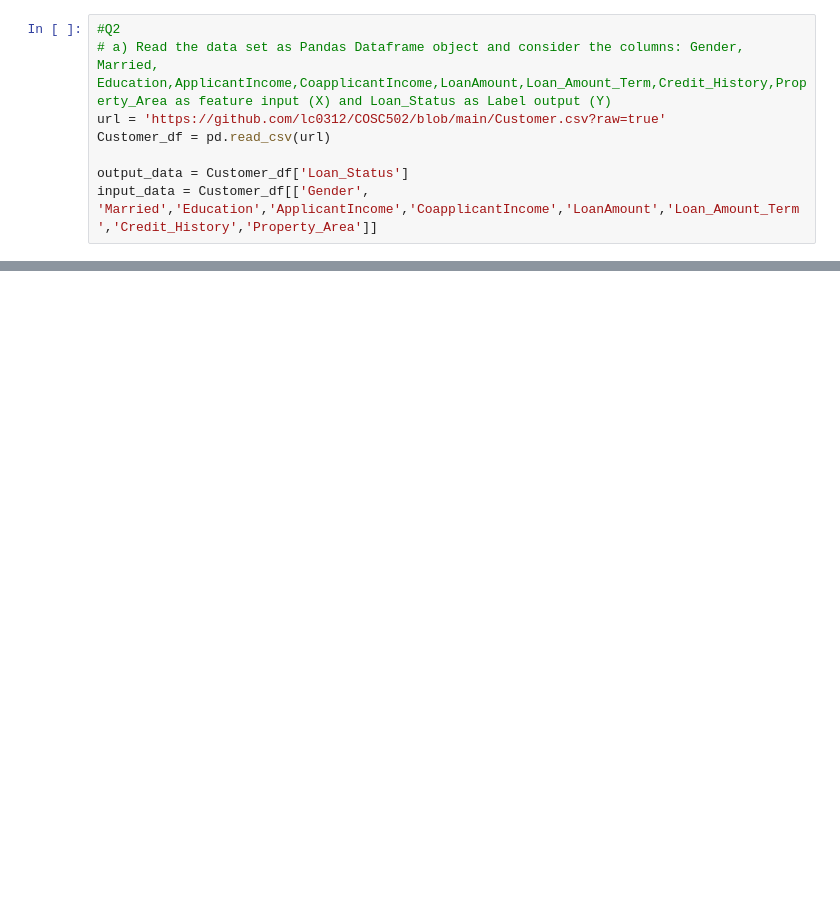
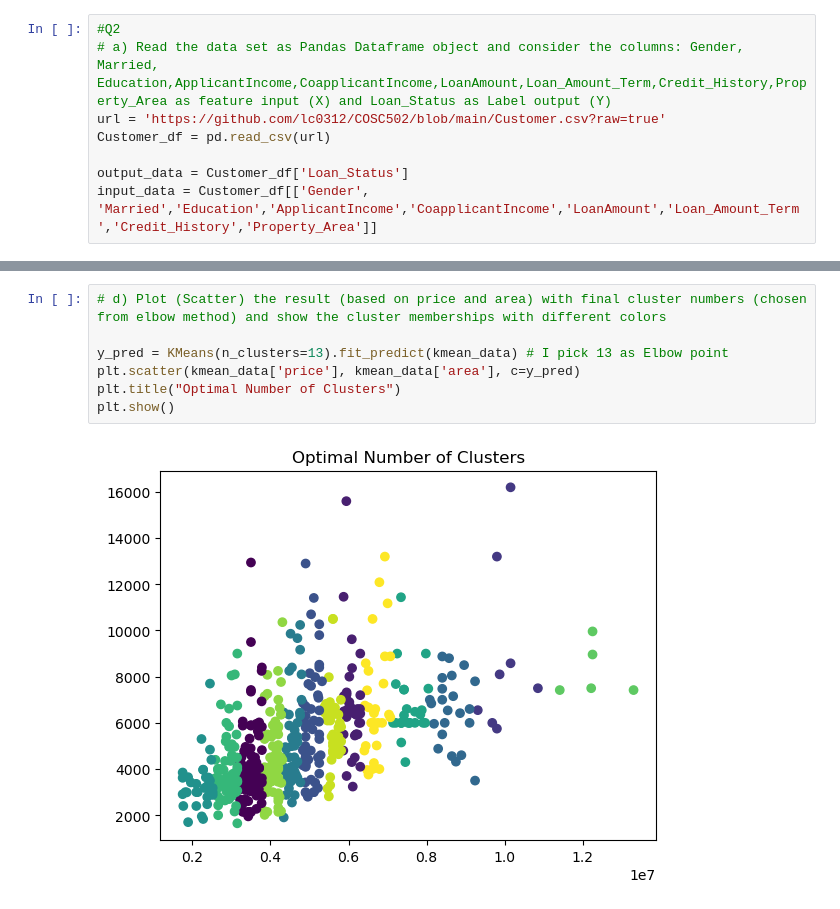
Before and after one commit to lc0312/COSC502, a Jupyter notebook: hw5_Liu.ipynb, the cells around one changed output, grey strips where cells are left out. Drawn from its saved outputs; the diff is of its cells as text; blank space fills up the shorter version.

```diff
--- a/hw5_Liu.ipynb
+++ b/hw5_Liu.ipynb
@@ -173,0 +272,9 @@ Last two
+# %%
+# d) Plot (Scatter) the result (based on price and area) with final cluster numbers (chosen from elbow method) and show the cluster memberships with different colors
+
+y_pred = KMeans(n_clusters=13).fit_predict(kmean_data) # I pick 13 as Elbow point
+plt.scatter(kmean_data['price'], kmean_data['area'], c=y_pred)
+plt.title("Optimal Number of Clusters")
+plt.show()
+# %% [output]
+[figure, added]
```
Also changed, not shown: parts of 11 cells of this notebook.
